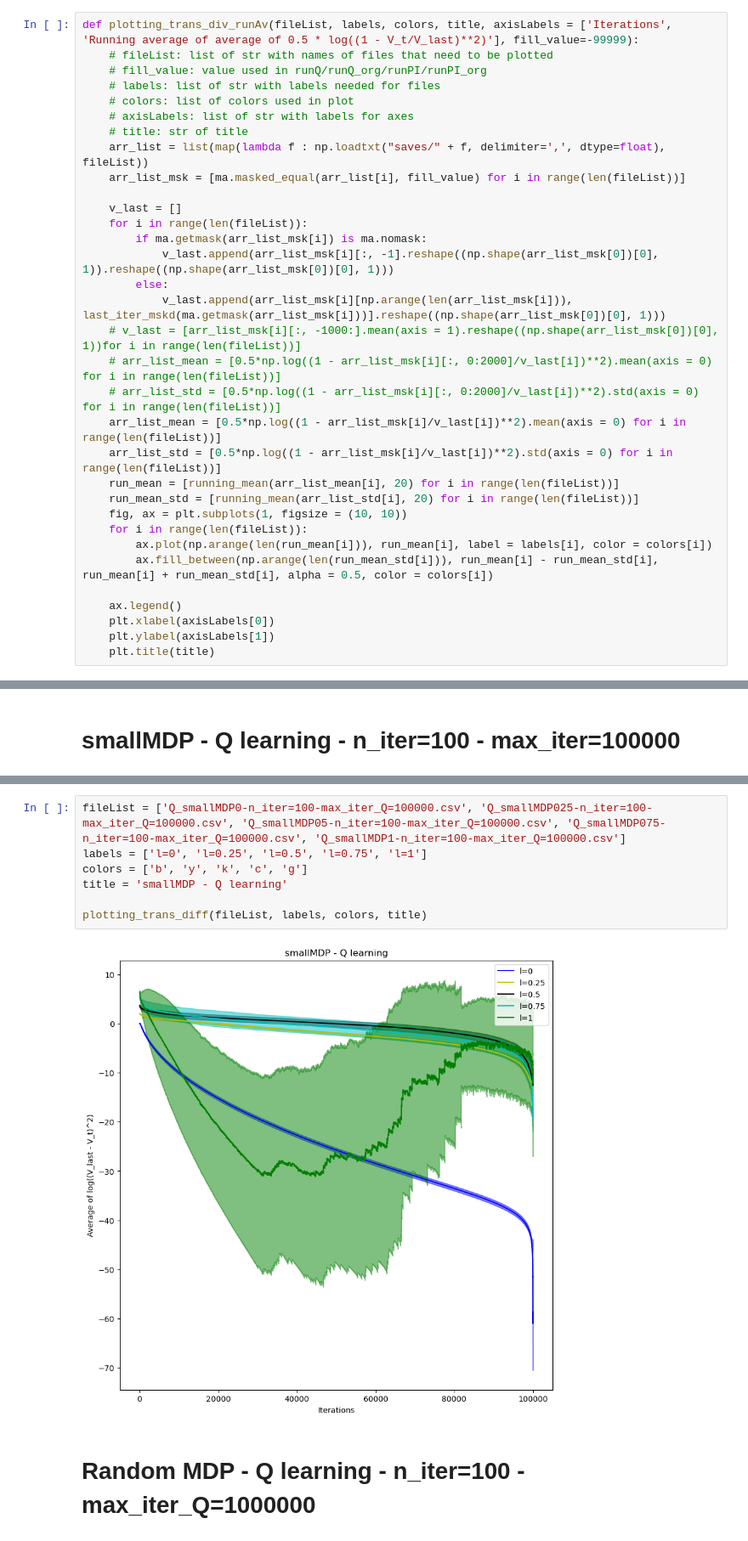
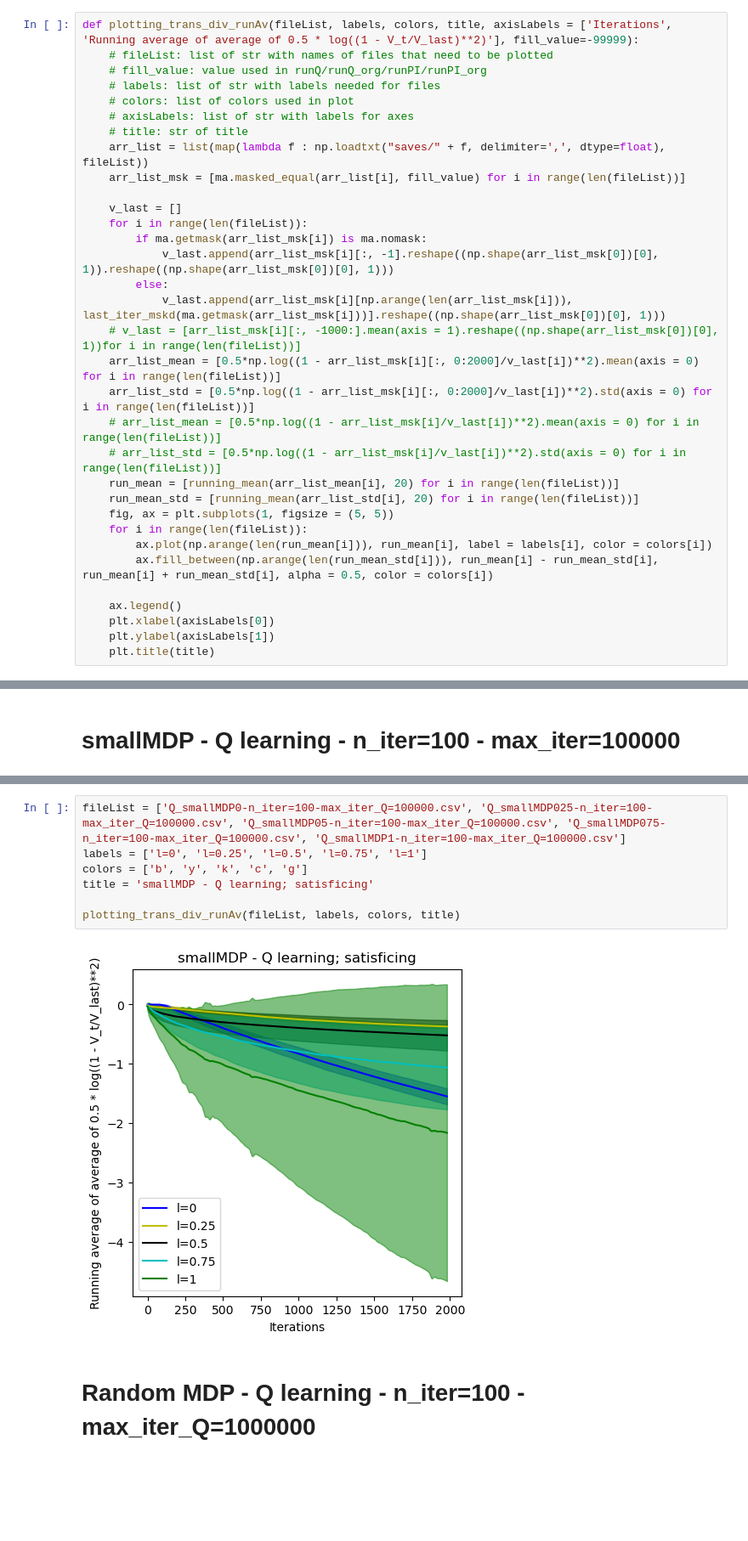
Before and after one commit to pik-gane/pymdptoolbox-satisfia, a Jupyter notebook: src/mdptoolbox/main.ipynb, the cells around one changed output, grey strips where cells are left out. Shown at 85% size. Drawn from its saved outputs; the diff is of its cells as text; blank space fills up the shorter version.

```diff
--- a/src/mdptoolbox/main.ipynb
+++ b/src/mdptoolbox/main.ipynb
@@ -245,13 +245,13 @@ def plotting_trans_div_runAv(fileList, labels, colors, title, axisLabels = ['Ite
         else:
             v_last.append(arr_list_msk[i][np.arange(len(arr_list_msk[i])), last_iter_mskd(ma.getmask(arr_list_msk[i]))].reshape((np.shape(arr_list_msk[0])[0], 1)))
     # v_last = [arr_list_msk[i][:, -1000:].mean(axis = 1).reshape((np.shape(arr_list_msk[0])[0], 1))for i in range(len(fileList))]
-    # arr_list_mean = [0.5*np.log((1 - arr_list_msk[i][:, 0:2000]/v_last[i])**2).mean(axis = 0) for i in range(len(fileList))]
-    # arr_list_std = [0.5*np.log((1 - arr_list_msk[i][:, 0:2000]/v_last[i])**2).std(axis = 0) for i in range(len(fileList))]
-    arr_list_mean = [0.5*np.log((1 - arr_list_msk[i]/v_last[i])**2).mean(axis = 0) for i in range(len(fileList))]
-    arr_list_std = [0.5*np.log((1 - arr_list_msk[i]/v_last[i])**2).std(axis = 0) for i in range(len(fileList))]
+    arr_list_mean = [0.5*np.log((1 - arr_list_msk[i][:, 0:2000]/v_last[i])**2).mean(axis = 0) for i in range(len(fileList))]
+    arr_list_std = [0.5*np.log((1 - arr_list_msk[i][:, 0:2000]/v_last[i])**2).std(axis = 0) for i in range(len(fileList))]
+    # arr_list_mean = [0.5*np.log((1 - arr_list_msk[i]/v_last[i])**2).mean(axis = 0) for i in range(len(fileList))]
+    # arr_list_std = [0.5*np.log((1 - arr_list_msk[i]/v_last[i])**2).std(axis = 0) for i in range(len(fileList))]
     run_mean = [running_mean(arr_list_mean[i], 20) for i in range(len(fileList))]
     run_mean_std = [running_mean(arr_list_std[i], 20) for i in range(len(fileList))]
-    fig, ax = plt.subplots(1, figsize = (10, 10))
+    fig, ax = plt.subplots(1, figsize = (5, 5))
     for i in range(len(fileList)):
         ax.plot(np.arange(len(run_mean[i])), run_mean[i], label = labels[i], color = colors[i])
         ax.fill_between(np.arange(len(run_mean_std[i])), run_mean[i] - run_mean_std[i], run_mean[i] + run_mean_std[i], alpha = 0.5, color = colors[i])
@@ -338,12 +338,12 @@ plotting(fileList, labels, colors, title)
 # %%
 fileList = ['Q_smallMDP0-n_iter=100-max_iter_Q=100000.csv', 'Q_smallMDP025-n_iter=100-max_iter_Q=100000.csv', 'Q_smallMDP05-n_iter=100-max_iter_Q=100000.csv', 'Q_smallMDP075-n_iter=100-max_iter_Q=100000.csv', 'Q_smallMDP1-n_iter=100-max_iter_Q=100000.csv']
 labels = ['l=0', 'l=0.25', 'l=0.5', 'l=0.75', 'l=1']
 colors = ['b', 'y', 'k', 'c', 'g']
-title = 'smallMDP - Q learning'
+title = 'smallMDP - Q learning; satisficing'
 
-plotting_trans_diff(fileList, labels, colors, title)
+plotting_trans_div_runAv(fileList, labels, colors, title)
 # %% [output]
-[figure, old version]
+[figure, new version]
 # %% [markdown]
 # Random MDP - Q learning - n_iter=100 - max_iter_Q=1000000
 # %%
```
Also changed, not shown: parts of 11 cells of this notebook, 13 other files.
